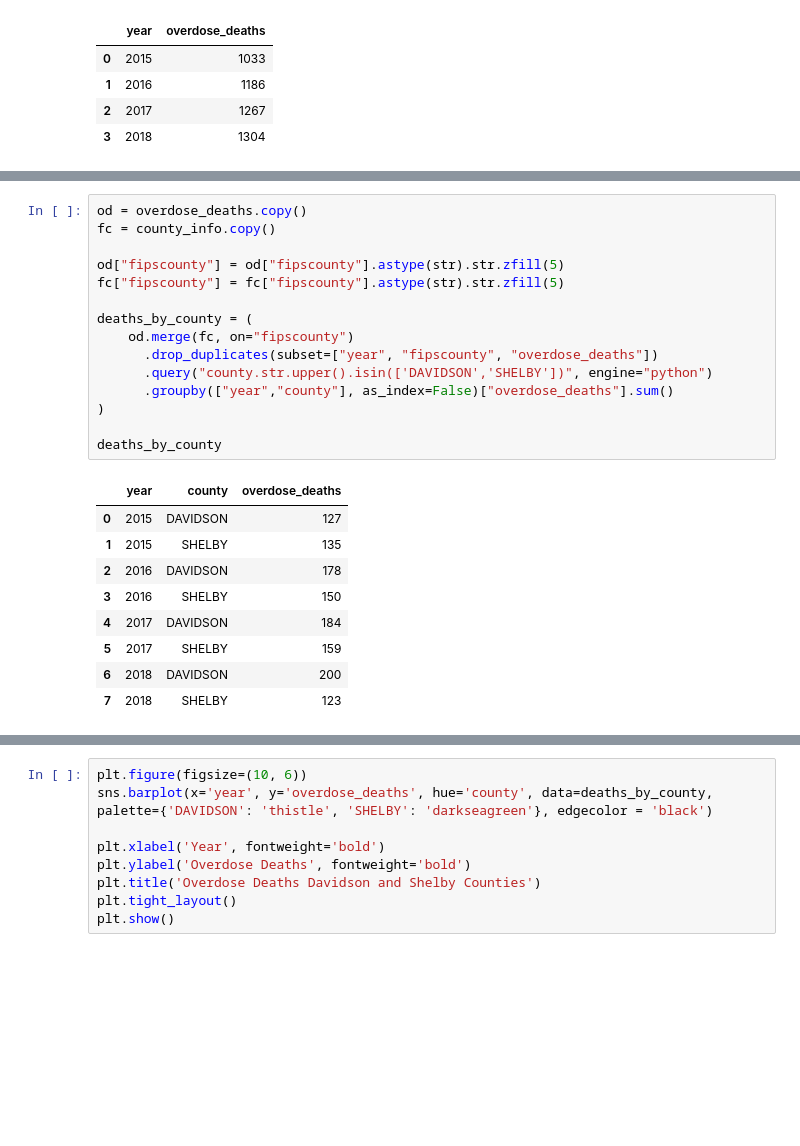
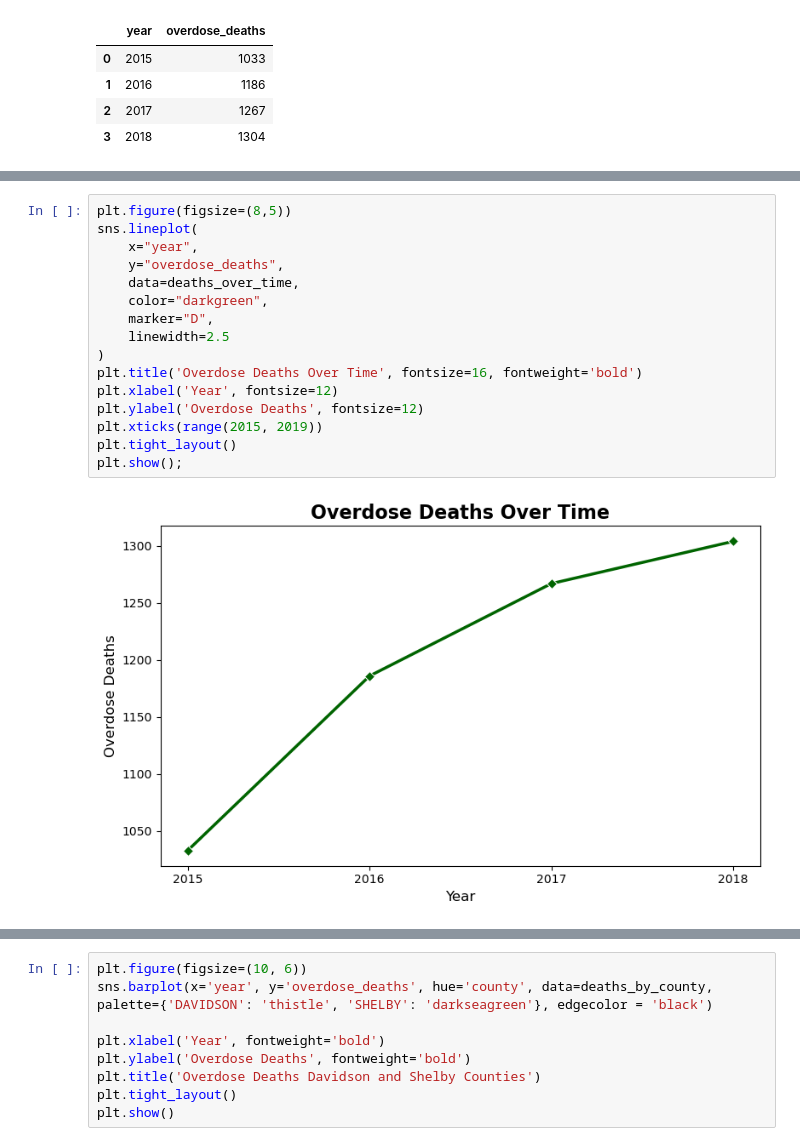
Before and after one commit to NewForce-Cohort-11-Data/prescribers-but-python-mothman-s-medicine, a Jupyter notebook: mothmans_meds_MH.ipynb, the cells around one changed output, grey strips where cells are left out. Cells and saved outputs as stored; diff of their text form; blank space fills up the shorter version.

Commit message:
group project complete

```diff
--- a/mothmans_meds_MH.ipynb
+++ b/mothmans_meds_MH.ipynb
@@ -117,25 +108,18 @@ plt.show()
-# %%
-od = overdose_deaths.copy()
-fc = county_info.copy()
-
-od["fipscounty"] = od["fipscounty"].astype(str).str.zfill(5)
-fc["fipscounty"] = fc["fipscounty"].astype(str).str.zfill(5)
-
-deaths_by_county = (
-    od.merge(fc, on="fipscounty")
-      .drop_duplicates(subset=["year", "fipscounty", "overdose_deaths"])
-      .query("county.str.upper().isin(['DAVIDSON','SHELBY'])", engine="python")
-      .groupby(["year","county"], as_index=False)["overdose_deaths"].sum()
-)
-
-deaths_by_county
-# %% [output]
-|  | year | county | overdose_deaths |
-| 0 | 2015 | DAVIDSON | 127 |
-| 1 | 2015 | SHELBY | 135 |
-| 2 | 2016 | DAVIDSON | 178 |
-| 3 | 2016 | SHELBY | 150 |
-| 4 | 2017 | DAVIDSON | 184 |
-| 5 | 2017 | SHELBY | 159 |
-| 6 | 2018 | DAVIDSON | 200 |
-| 7 | 2018 | SHELBY | 123 |
+# %%
+plt.figure(figsize=(8,5))
+sns.lineplot(
+    x="year",
+    y="overdose_deaths",
+    data=deaths_over_time,
+    color="darkgreen",
+    marker="D",
+    linewidth=2.5
+)
+plt.title('Overdose Deaths Over Time', fontsize=16, fontweight='bold')
+plt.xlabel('Year', fontsize=12)
+plt.ylabel('Overdose Deaths', fontsize=12)
+plt.xticks(range(2015, 2019))
+plt.tight_layout()
+plt.show();
+# %% [output]
+[figure, added]
```
Also changed, not shown: parts of 35 cells of this notebook, 5 other files.
